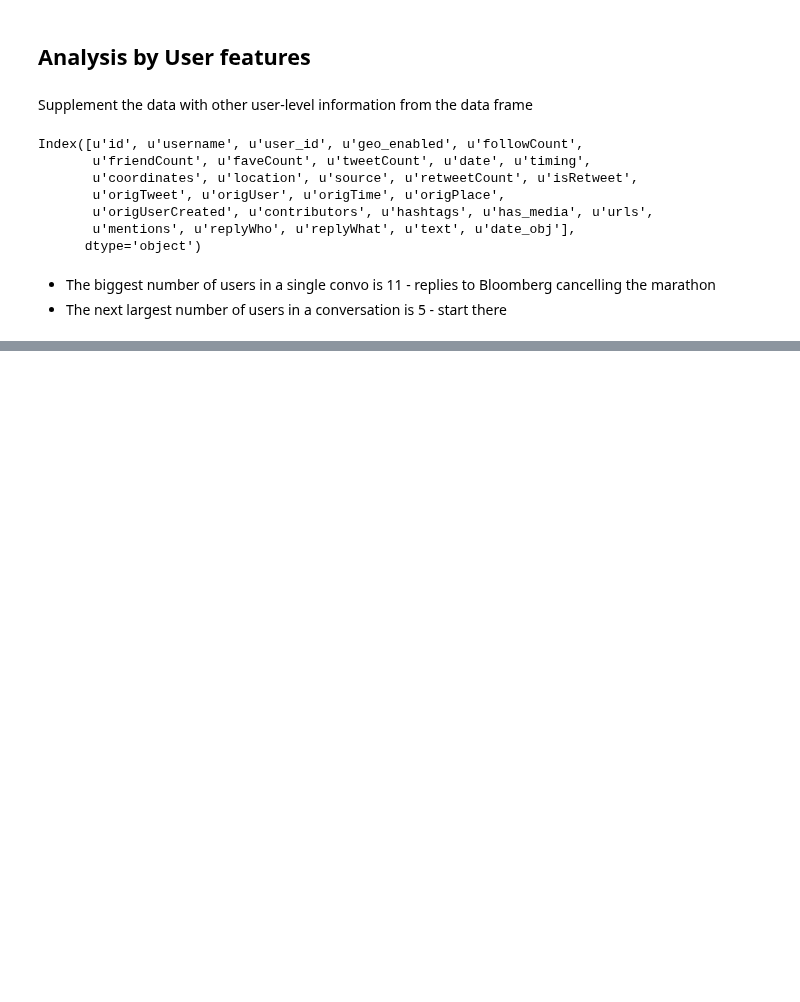
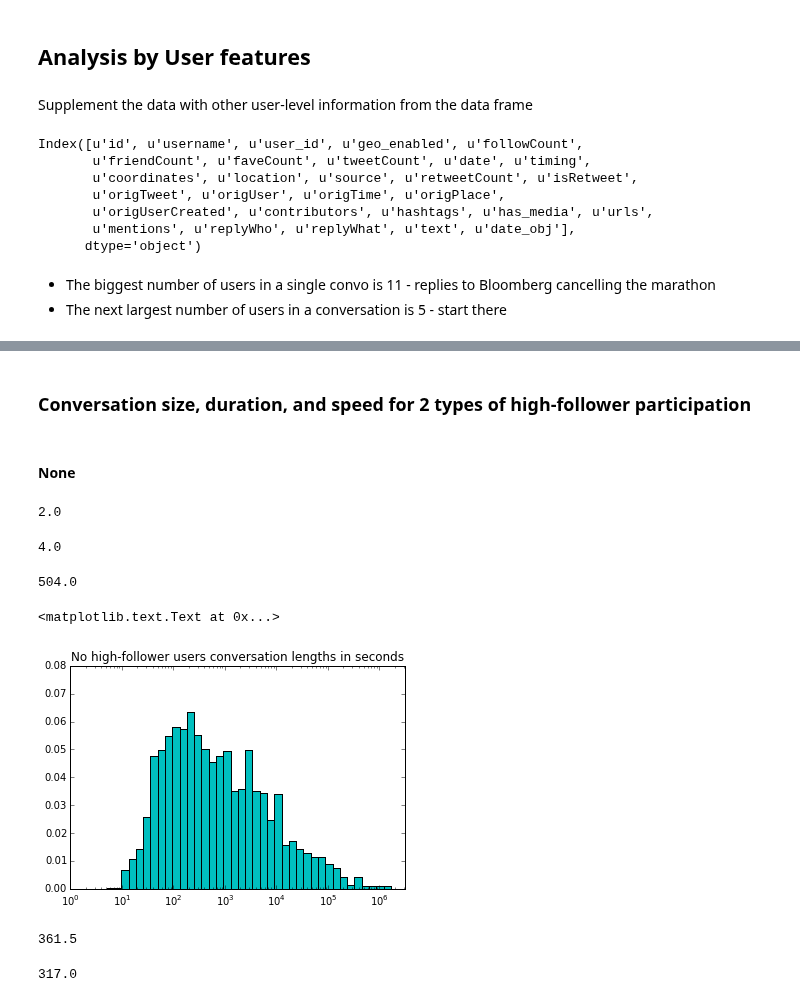
Before and after one commit to marinkala/ReplyNetworks, a Jupyter notebook: bbConversationAnalysisUsers.ipynb, the cells around one changed output, grey strips where cells are left out. Drawn from its saved outputs; the diff is of its cells as text; code cells hidden in the pictures; blank space fills up the shorter version.

```diff
--- a/bbConversationAnalysisUsers.ipynb
+++ b/bbConversationAnalysisUsers.ipynb
@@ -543,0 +610,2 @@ for i in xrange(5):
+# %%
+convs['highFollowUser2']=convs.followersUser2.apply(lambda x: 1 if x>500 else 0)
@@ -543,0 +616,2 @@ for i in xrange(5):
+# %%
+convs['highFollowUser3']=convs.followersUser3.apply(lambda x: 1 if x>500 else 0)
@@ -543,0 +622,2 @@ for i in xrange(5):
+# %%
+convs['allHighFollowUsers']=convs.highFollowUser0+convs.highFollowUser1+convs.highFollowUser2+convs.highFollowUser3
@@ -543,0 +661,2 @@ for i in xrange(5):
+# %%
+NoHighFollow=convs[convs.allHighFollowUsers==0]
@@ -543,0 +730,39 @@ for i in xrange(5):
+# %% [markdown]
+### Conversation size, duration, and speed for 2 types of high-follower participation
+# %% [markdown]
+#### None
+# %%
+np.median(NoHighFollow.convSize)
+# %% [output]
+2.0
+# %%
+np.percentile(NoHighFollow.convSize,90)
+# %% [output]
+4.0
+# %%
+np.median(NoHighFollow.convoLen)
+# %% [output]
+504.0
+# %%
+convoLen = NoHighFollow.convoLen.dropna().tolist()
+bins=np.logspace(0, int(np.log(max(convoLen))), 100)
+width=bins[1:]-bins[:-1]
+h, b=np.histogram(convoLen,bins)
+h=h/float(sum(h))
+plt.bar(b[:-1], h, width, color='c')
+#plt.plot(bins[:-1], fit[:-1]*width, linewidth=2)
+plt.gca().set_xscale("log")
+plt.xlim(xmin=0,xmax=10**6.5)
+plt.ylim(ymin=0, ymax=0.08)
+plt.title('No high-follower users conversation lengths in seconds')
+# %% [output]
+<matplotlib.text.Text at 0x...>
+[figure, added]
+# %%
+np.median(NoHighFollow.avgTimePerReply)
+# %% [output]
+361.5
+# %%
+np.median(NoHighFollow.medianReplyTime)
+# %% [output]
+317.0
```
Also changed, not shown: parts of 135 cells of this notebook, 1 other file.
